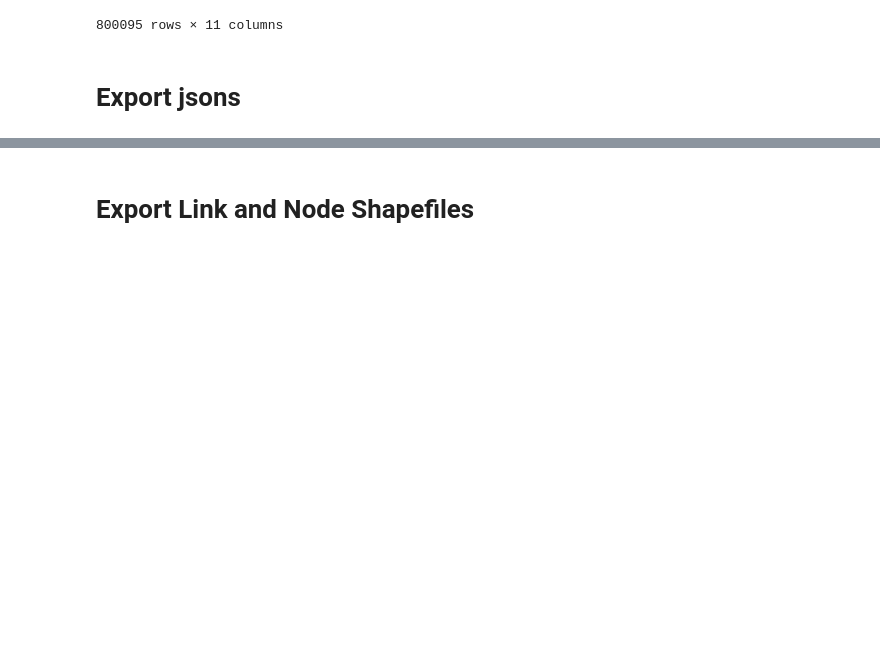
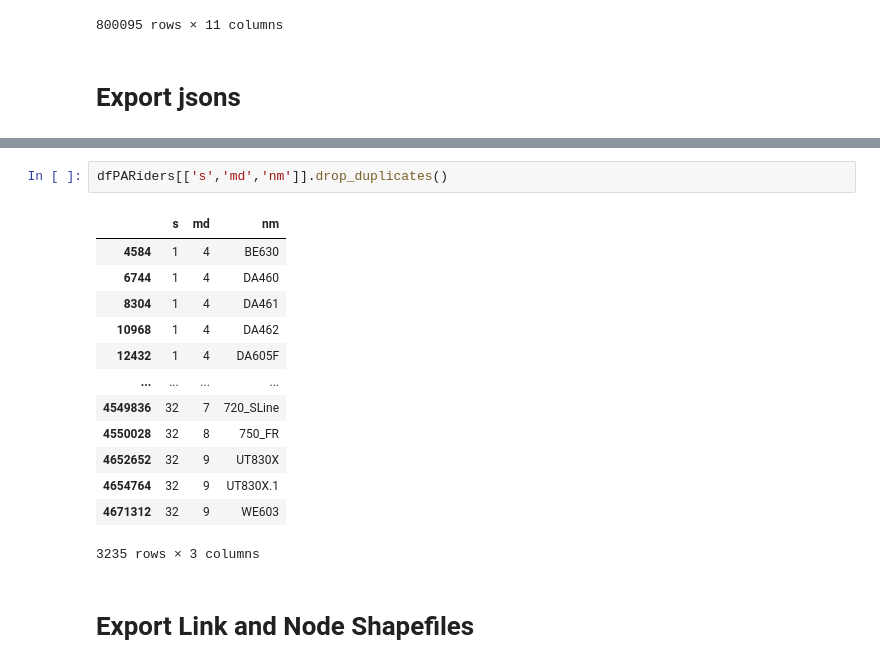
Before and after one commit to WFRCAnalytics/TDM-VAL-Scenario-Comparison-Toolbox, a Jupyter notebook: 2.1-TotalTDMTool/A-OldDataReformatAndPrepForApp.ipynb, the cells around one changed output, grey strips where cells are left out. Cells and saved outputs as stored; diff of their text form; blank space fills up the shorter version.

```diff
--- a/2.1-TotalTDMTool/A-OldDataReformatAndPrepForApp.ipynb
+++ b/2.1-TotalTDMTool/A-OldDataReformatAndPrepForApp.ipynb
@@ -581,6 +586,22 @@ id_144890492163cb543f110d71.15198462.json
 id_161237566463cb5461c885c0.97170851.json
 id_98449779163cadd267afbd0.97795935.json
 id_133633625463cb540774f8a1.20476248.json
+# %%
+dfPARiders[['s','md','nm']].drop_duplicates()
+# %% [output]
+|  | s | md | nm |
+| 4584 | 1 | 4 | BE630 |
+| 6744 | 1 | 4 | DA460 |
+| 8304 | 1 | 4 | DA461 |
+| 10968 | 1 | 4 | DA462 |
+| 12432 | 1 | 4 | DA605F |
+| ... | ... | ... | ... |
+| 4549836 | 32 | 7 | 720_SLine |
+| 4550028 | 32 | 8 | 750_FR |
+| 4652652 | 32 | 9 | UT830X |
+| 4654764 | 32 | 9 | UT830X.1 |
+| 4671312 | 32 | 9 | WE603 |
+3235 rows × 3 columns
 # %% [markdown]
 # Export Link and Node Shapefiles
 # %%
```
Also changed, not shown: parts of 1 cell of this notebook, 24 other files.
